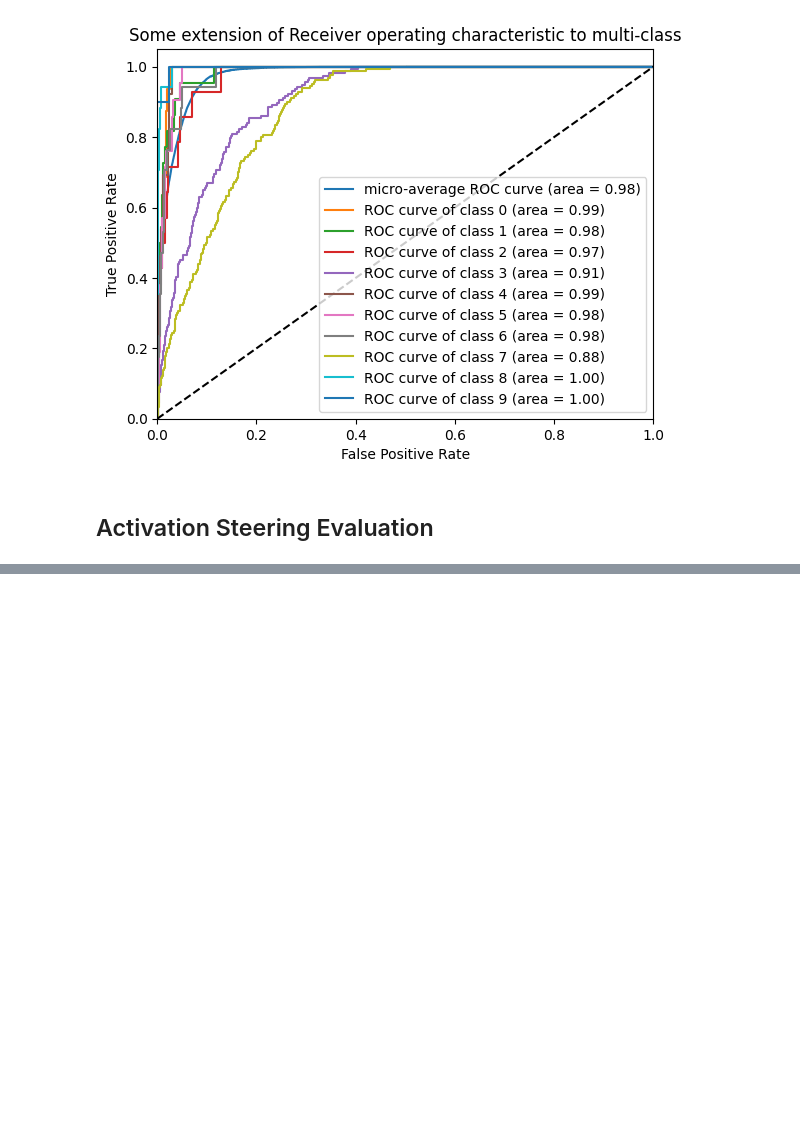
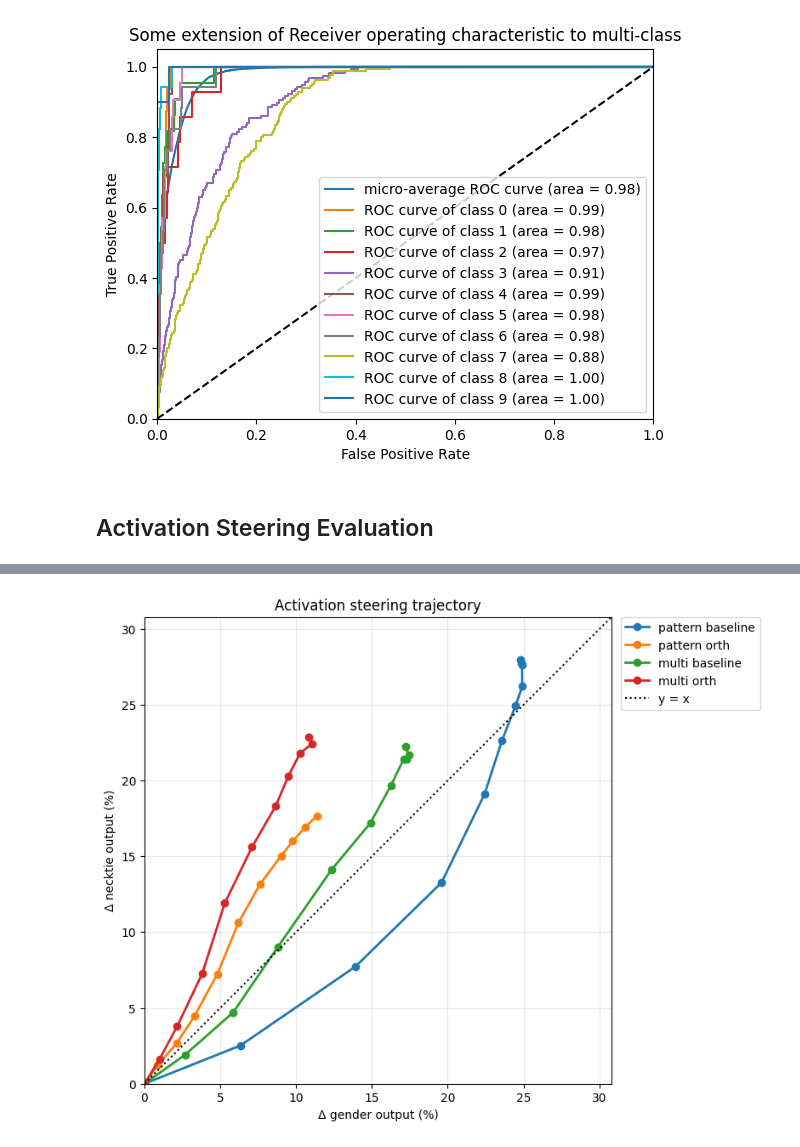
Before and after one commit to erenerogullari/cav-disentanglement, a Jupyter notebook: notebooks/train_gender_necktie_classifier.ipynb, the cells around one changed output, grey strips where cells are left out. Drawn from its saved outputs; the diff is of its cells as text; code cells hidden in the pictures; blank space fills up the shorter version.

```diff
--- a/notebooks/train_gender_necktie_classifier.ipynb
+++ b/notebooks/train_gender_necktie_classifier.ipynb
@@ -703,0 +704,88 @@ Using device: cuda
+# %%
+def run_activation_steering_delta_phase_plot(pattern_alpha: float = 1.0, multi_alpha: float = 1.0,
+                                             batch_size: int = 8, device=None):
+    device = device or ("cuda" if torch.cuda.is_available() else "cpu")
+    print(f"Using device: {device}")
+
+    gender_model = _load_classifier(gender_classifier_path, num_classes=2, device=device)
+    necktie_model = _load_classifier(necktie_classifier_path, num_classes=2, device=device)
+
+    image_transform = T.Compose([
+        T.ConvertImageDtype(torch.float32),
+        T.Resize((input_size, input_size)),
+        T.Normalize(mean=[0.5, 0.5, 0.5], std=[0.5, 0.5, 0.5]),
+    ])
+
+    line_specs = [
+        ("pattern baseline", "pattern_cav", 0.0),
+        ("pattern orth", "pattern_cav", pattern_alpha),
+        ("multi baseline", "multi_cav", 0.0),
+        ("multi orth", "multi_cav", multi_alpha),
+    ]
+
+    results = []
+    for label, cav_type, alpha_value in line_specs:
+        res = _evaluate_alpha(
+            cav_type=cav_type,
+            alpha=alpha_value,
+            gender_model=gender_model,
+            necktie_model=necktie_model,
+            transform=image_transform,
+            device=device,
+            batch_size=batch_size,
+        )
+
+        idx0 = _find_step_index(res["step_sizes"], target=0.0)
+        gender_delta = np.array(res["gender"], dtype=float) - float(res["gender"][idx0])
+        necktie_delta = np.array(res["necktie"], dtype=float) - float(res["necktie"][idx0])
+        results.append({
+            "label": label,
+            "step_sizes": res["step_sizes"],
+            "gender_delta": gender_delta,
+            "necktie_delta": necktie_delta,
+        })
+
+    fig, ax = plt.subplots(figsize=(10, 10))
+    all_deltas = []
+
+    for res in results:
+        ax.plot(
+            res["gender_delta"],
+            res["necktie_delta"],
+            marker="o",
+            linewidth=2,
+            markersize=6,
+            label=res["label"],
+        )
+        all_deltas.extend([res["gender_delta"], res["necktie_delta"]])
+
+    if all_deltas:
+        max_delta = max(np.concatenate(all_deltas).max(), 1.0)
+    else:
+        max_delta = 1.0
+    limit = 1.1 * max_delta
+
+    ax.plot([0.0, limit], [0.0, limit], linestyle=":", color="black", linewidth=1.5, label="y = x")
+    ax.set_xlim(0.0, limit)
+    ax.set_ylim(0.0, limit)
+    ax.set_aspect("equal", adjustable="box")
+    ax.set_xlabel("Δ gender output (%)")
+    ax.set_ylabel("Δ necktie output (%)")
+    ax.set_title("Activation steering trajectory")
+    ax.grid(True, alpha=0.3)
+    ax.legend(loc="upper left", bbox_to_anchor=(1.02, 1.0), borderaxespad=0.0)
+
+    plt.tight_layout(rect=(0, 0, 0.8, 1))
+    save_path = (
+        f"/home/erogullari/Workspace/cav-disentanglement/media/activation_steering/"
+        f"gender_necktie_classifier_delta_phase_pattern_alpha{_format_float(pattern_alpha)}"
+        f"_multi_alpha{_format_float(multi_alpha)}"
+    )
+    plt.savefig(save_path + ".png", dpi=300, format="png", bbox_inches="tight")
+    plt.savefig(save_path + ".pdf", dpi=300, format="pdf", bbox_inches="tight")
+    return results
+
+
+# --- Run ---
+_ = run_activation_steering_delta_phase_plot(pattern_alpha=1.0, multi_alpha=10.0)
+# %% [output]
@@ -703,0 +793 @@ Using device: cuda
+[figure, added]
```
Also changed, not shown: parts of 8 cells of this notebook.
